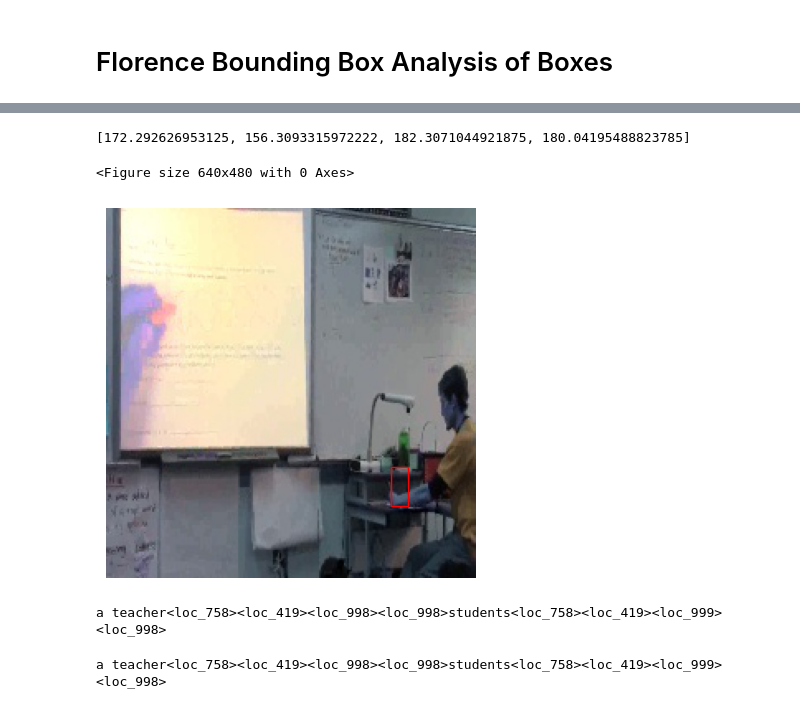
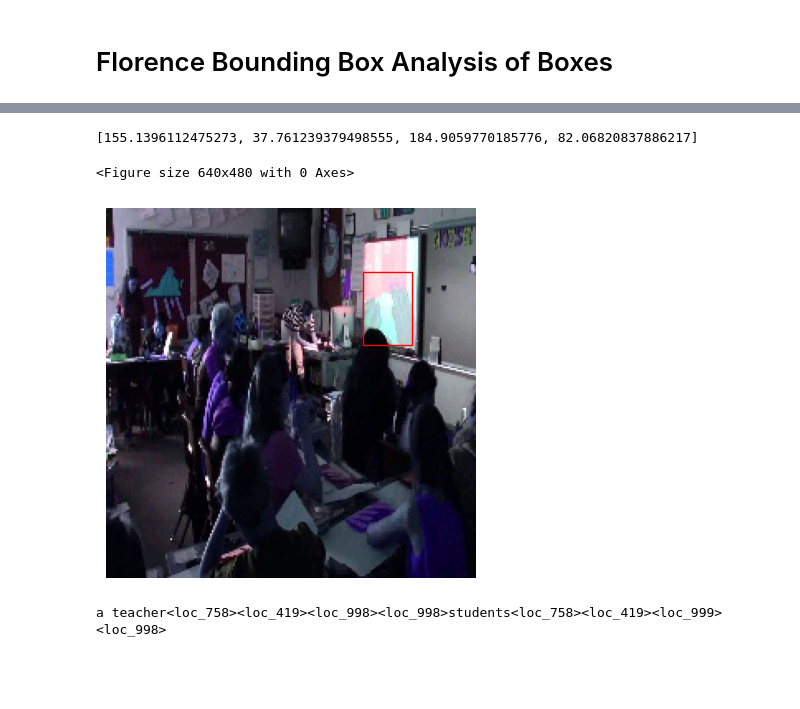
Before and after one commit to jmcgeeuva/SemanticBox, a Jupyter notebook: balance.ipynb, the cells around one changed output, grey strips where cells are left out. Cells and saved outputs as stored; diff of their text form; code cells hidden in the pictures; blank space fills up the shorter version.

```diff
--- a/balance.ipynb
+++ b/balance.ipynb
@@ -323,49 +323,66 @@ def get_best_iou(teacher_bb, bb_dict):
 
     return best, iou
 # %%
-vid_idx = 3
+vid_idx = 0
 idx, ex_frame_dir, ex_ann = [
+                            (2, 'frames/teacher_writing/0458/0002.jpg', 'frames/teacher_writing/0458/annotation.json'),
                            (5, 'balanced_frames/teacher_writing/1316/0005.jpg', 'balanced_frames/teacher_writing/1316/annotation.json'),
                            (3, 'balanced_frames/teacher_standing/0014/0003.jpg', 'balanced_frames/teacher_standing/0014/annotation.json'),
                            (128, 'balanced_frames/teacher_writing/1010/0128.jpg', 'balanced_frames/teacher_writing/1010/annotation.json'),
                            (5, 'balanced_frames/teacher_writing/0234/0005.jpg', 'balanced_frames/teacher_writing/0234/annotation.json')
                        ][vid_idx]
 
 with open(ex_ann, 'r') as f:
     json_dict = json.load(f)
 
 teacher_bb = json_dict['frames'][f'{idx}']["teacher_box"]
+
+xs = []
+ys = []
+for i, el in enumerate(teacher_bb):
+    if i % 2 == 0:
+        xs.append(el)
+    else:
+        ys.append(el)
+
+# x_min = sorted(xs)[0]
+# x_max = sorted(xs)[-1]
+# y_min = sorted(ys)[0]
+# y_max = sorted(ys)[-1]
+# box_width = x_max-x_min
+# box_height = y_max-y_min
+
+# print(x_min, x_max, y_min, y_max)
 
 x_min = teacher_bb[0]
 y_min = teacher_bb[1]
 box_width = teacher_bb[2]-teacher_bb[0]
 box_height = teacher_bb[3]-teacher_bb[1]
 print(teacher_bb)
 image = Image.open(ex_frame_dir)
 
 plt.figure()
 fig, ax = plt.subplots(1)
 ax.imshow(image)
 rect_teacher = patches.Rectangle((x_min, y_min), box_width, box_height, linewidth=1, edgecolor='r', facecolor='none')
 ax.add_patch(rect_teacher)
 plt.axis('off')
 plt.show()
 
-device = "cuda:0"
+# device = "cuda:0"
 
-task = 'CAPTION_TO_PHRASE_GROUNDING'
-# prompt = f'<{task}>a man at desk with a white board'
-flo_model, processor = flor2.load("BASE_FT", device)
+# task = 'CAPTION_TO_PHRASE_GROUNDING'
+# # prompt = f'<{task}>a man at desk with a white board'
+# flo_model, processor = flor2.load("BASE_FT", device)
 
-grounding, gnd_key = run_task(flo_model, processor, image, task, device, 'a teacher teaching in front of students') #caption[cap_key])
-phrase = grounding[gnd_key]
+# grounding, gnd_key = run_task(flo_model, processor, image, task, device, 'a teacher teaching in front of students') #caption[cap_key])
+# phrase = grounding[gnd_key]
 
-print(phrase)
+# print(phrase)
 # %% [output]
-[172.292626953125, 156.3093315972222, 182.3071044921875, 180.04195488823785]
+[155.1396112475273, 37.761239379498555, 184.9059770185776, 82.06820837886217]
 <Figure size 640x480 with 0 Axes>
-[figure, old version]
+[figure, new version]
-a teacher<loc_758><loc_419><loc_998><loc_998>students<loc_758><loc_419><loc_999><loc_998>
 # %%
 word_dict = convert_str_to_bb(phrase)
 bb_dict = {}
```
Also changed, not shown: parts of 1 cell of this notebook, 23 other files.
